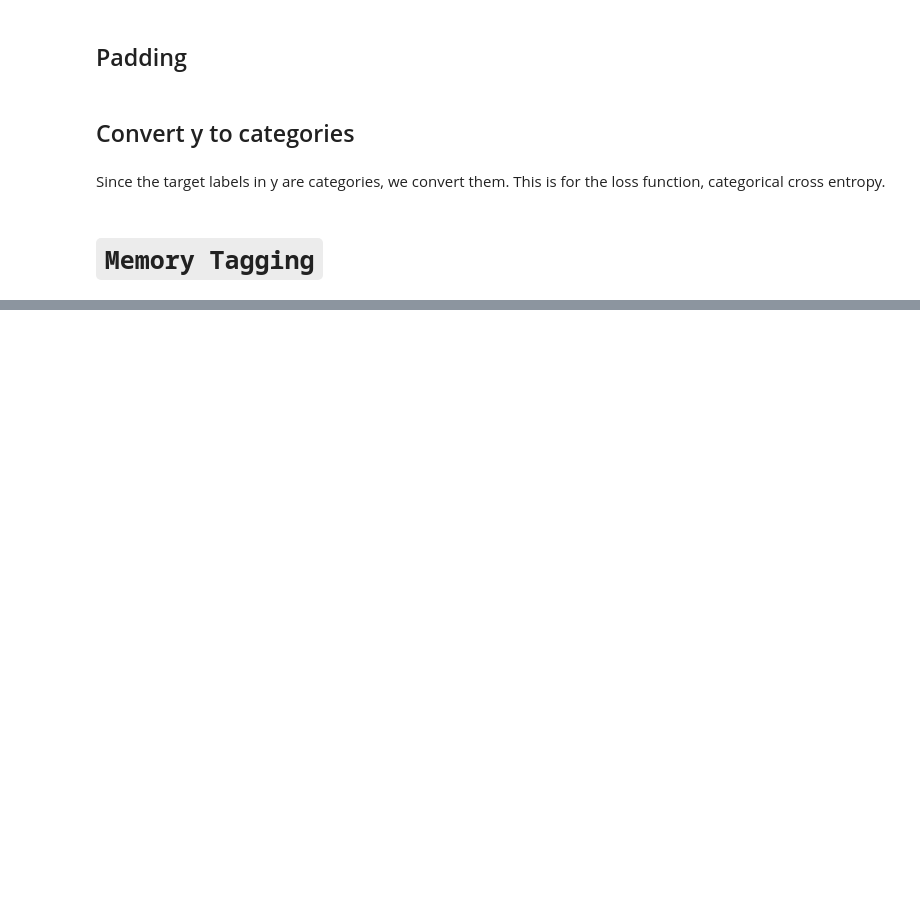
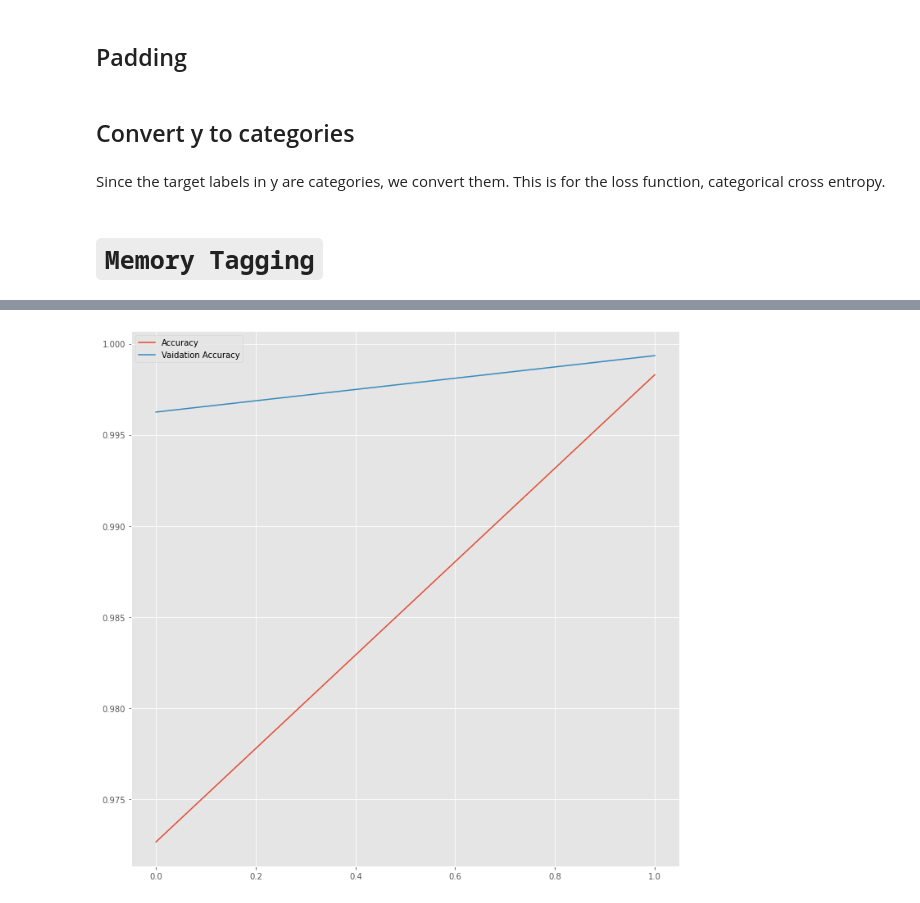
Before and after one commit to DomainNER/NamedEntityRecognizer, a Jupyter notebook: Approaches/Deep Learning/NER.ipynb, the cells around one changed output, grey strips where cells are left out. Cells and saved outputs as stored; diff of their text form; code cells hidden in the pictures; blank space fills up the shorter version.

Commit message:
Updated the Code with CRF Layer in the Model

```diff
--- a/Approaches/Deep Learning/NER.ipynb
+++ b/Approaches/Deep Learning/NER.ipynb
@@ -319,3 +442,13 @@ model = Sequential([
+# %%
+model.compile(
+    # Can be experimented by replacing with 'rmsprop'
+    # Both show almost the same result and take almost same training time
+    optimizer=adam,
+    # The way to measure how accurately the network has predicted the tag
+    # from the given n_tags
+    loss=crf_loss,
+    # We will measure performance on the basis of accuracy
+    metrics=['accuracy', crf_viterbi_accuracy])
 # %%
 # Describes the layers in the network
 model.summary()
@@ -322,25 +476,10 @@ model.summary()
-# %%
-model.compile(
-    # Can be experimented by replacing with 'adam'
-    # Both show almost the same result and take almost same training time
-    # EXPERIMENTABLE
-    optimizer='rmsprop',
-    # The way to measure how accurately the network has predicted the tag
-    # from the given n_tags
-    # EXPERIMENTABLE
-    loss='categorical_crossentropy',
-    # We will measure performance on the basis of accuracy
-    # EXPERIMENTABLE
-    metrics=['accuracy'])
 # %%
 history = model.fit(
     #  The Training data: Features and Labels
     X_train, np.array(y_train),
     #  The number of training examples in one forward/backward pass
-    # Experimentable
     batch_size=256,
     # The number of iterations over the training data
-    # Experimentable
     epochs=2,
     # Shows the details of training
     verbose=1,
@@ -348,10 +487,5 @@ history = model.fit(
     # so that each time the network sees a new sequence of batches
     shuffle=True,
     # Splitting the Total Data and validating on 25% of the data
-    # Experimentable
-    validation_split=0.25,
-    # Some machine level optimizations
-    # Experimentable
-    workers=1,
-    use_multiprocessing=False
+    validation_split=0.40,
 )
@@ -357,0 +498,10 @@ history = model.fit(
+# %%
+hist = pd.DataFrame(history.history)
+# %%
+plt.figure(figsize=(12,12))
+plt.plot(hist["crf_viterbi_accuracy"],  label='Accuracy')
+plt.plot(hist["val_crf_viterbi_accuracy"], label='Vaidation Accuracy')
+plt.legend()
+plt.show()
+# %% [output]
+[figure, added]
```
Also changed, not shown: parts of 22 cells of this notebook.
